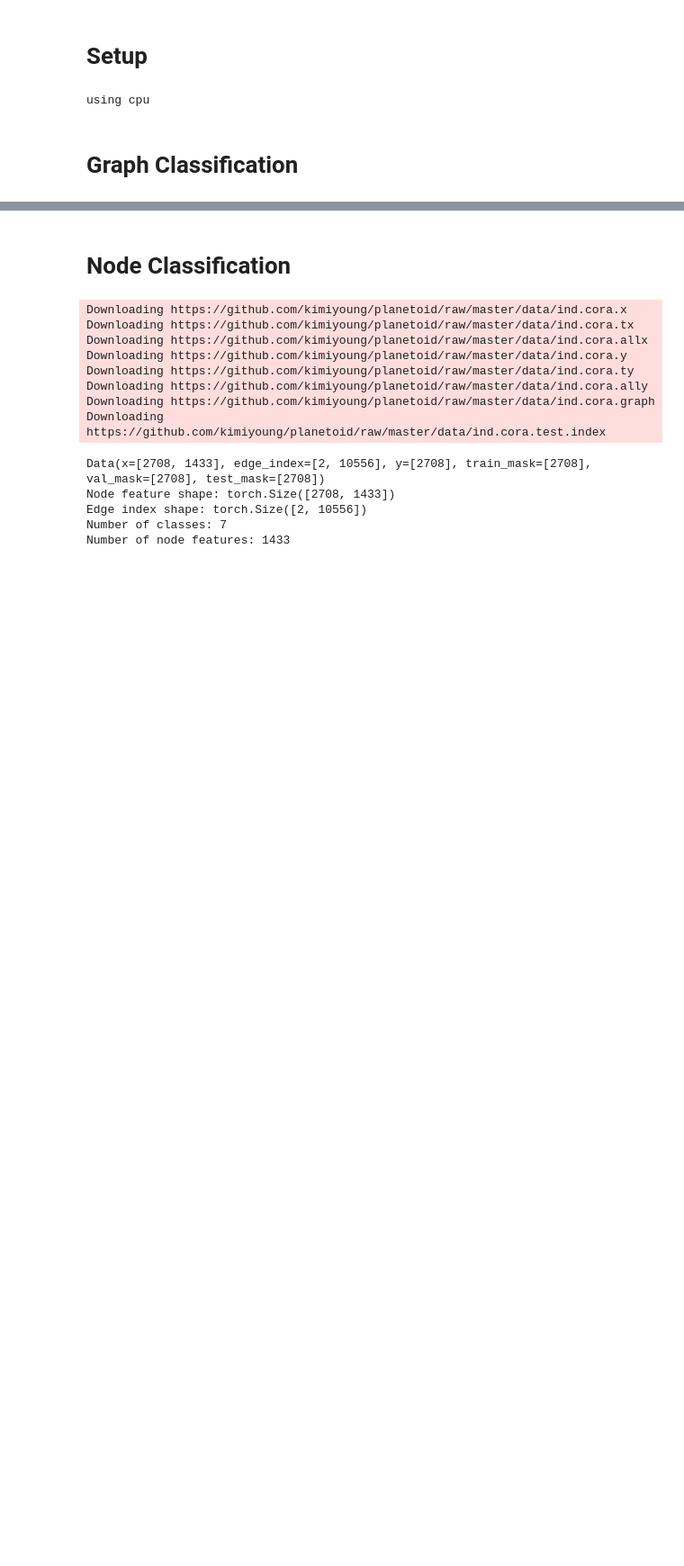
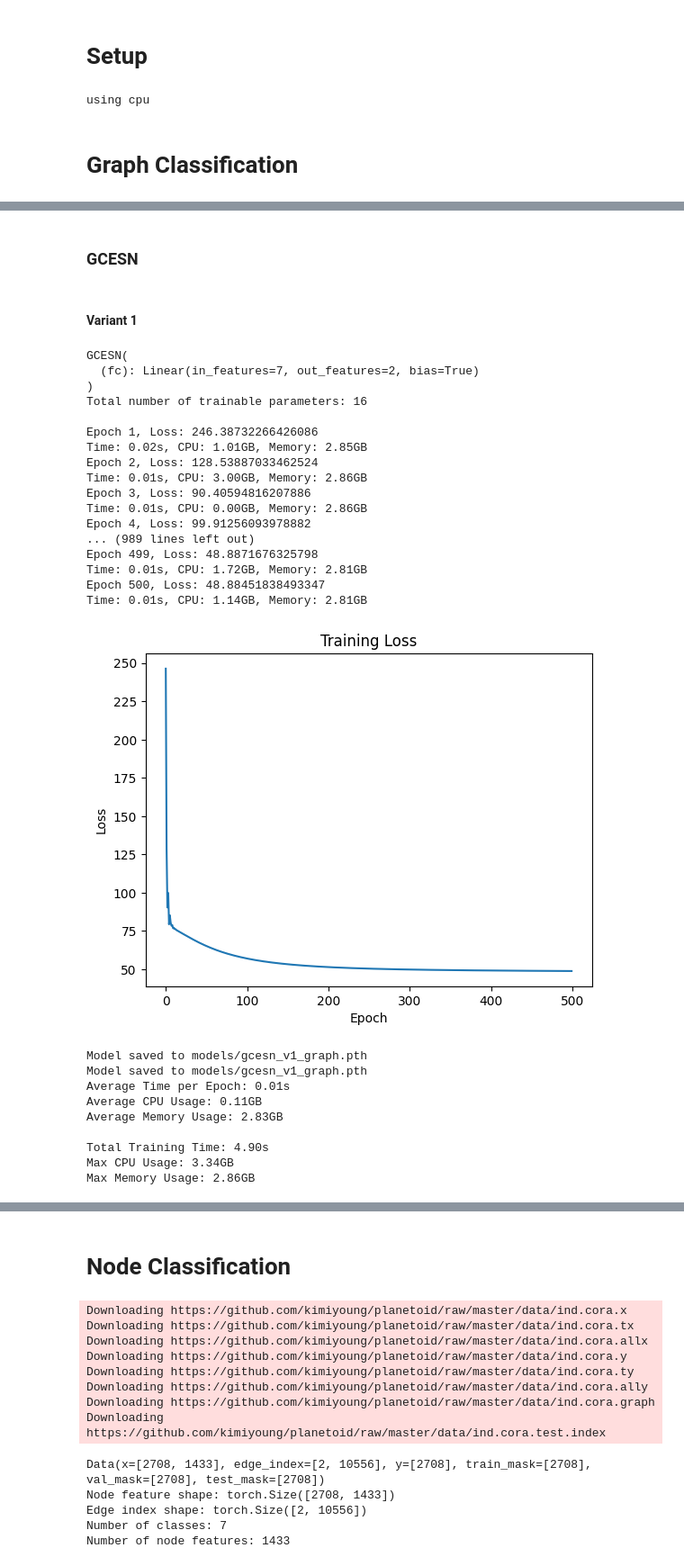
Before and after one commit to GitaAyu06/reservoir-gnn, a Jupyter notebook: reservoir-gnn.ipynb, the cells around one changed output, grey strips where cells are left out. Shown at 90% size. Cells and saved outputs as stored; diff of their text form; code cells hidden in the pictures; blank space fills up the shorter version.

```diff
--- a/reservoir-gnn.ipynb
+++ b/reservoir-gnn.ipynb
@@ -144,3 +198,37 @@ class GCN2Layer(torch.nn.Module):
 
     def count_parameters(self):
         return sum(p.numel() for p in self.parameters() if p.requires_grad)
+# %%
+class GCESN(nn.Module):
+    def __init__(self, in_features, hidden_features, num_classes, num_iterations=6):
+        super(GCESN, self).__init__()
+        self.in_features = in_features
+        self.reservoir_size = in_features
+        self.hidden_features = hidden_features
+        self.num_classes = num_classes
+
+        self.num_iterations = num_iterations
+        self.spectral_radius = 0.9
+        self.initialize_weights()
+
+        self.fc = nn.Linear(hidden_features, num_classes)
+
+    def initialize_weights(self):
+        self.W = nn.Parameter(torch.rand((self.reservoir_size, self.reservoir_size)) * 2 - 1, requires_grad=False)
+        self.adjust_spectral_radius()
+
+    def adjust_spectral_radius(self):
+        eigenvalues, _ = torch.linalg.eig(self.W)
+        rhoW = max(abs(eigenvalues))
+        self.W *= self.spectral_radius / rhoW
+
+    def forward(self, x, adj, batch):
+        h = x
+        for _ in range(self.num_iterations):
+            h = F.relu(torch.mm(adj, torch.mm(h, self.W)))
+        h = global_mean_pool(h, batch)
+        h = self.fc(h)
+        return F.log_softmax(h, dim=1)
+
+    def count_parameters(self):
+        return sum(p.numel() for p in self.parameters() if p.requires_grad)
@@ -249,6 +360,6 @@ Max Memory Usage: 2.94GB
 model2 = GCN2Layer(num_features, num_classes)
 print(model2)
 print(f"Total number of trainable parameters: {(model2.count_parameters())*2}\n")
-train_gcn(model2, mutag_train_loader, lr=0.01, num_epochs=500, save_path='models/gcn_2l_graph.pth')
+train(model2, mutag_train_loader, lr=0.01, num_epochs=500, save_path='models/gcn_2l_graph.pth')
 # %% [output]
 GCN2Layer(
@@ -280,0 +392,38 @@ Max Memory Usage: 2.93GB
+# %% [markdown]
+### GCESN
+# %% [markdown]
+#### Variant 1
+# %%
+# Create model instances
+gcesn_model = GCESN(num_features, num_features, num_classes, num_iterations=6)
+print(gcesn_model)
+print(f"Total number of trainable parameters: {gcesn_model.count_parameters()}\n")
+train(gcesn_model, mutag_train_loader, lr=0.01, num_epochs=500, save_path='models/gcesn_v1_graph.pth')
+# %% [output]
+GCESN(
+  (fc): Linear(in_features=7, out_features=2, bias=True)
+)
+Total number of trainable parameters: 16
+
+Epoch 1, Loss: 246.38732266426086
+Time: 0.02s, CPU: 1.01GB, Memory: 2.85GB
+Epoch 2, Loss: 128.53887033462524
+Time: 0.01s, CPU: 3.00GB, Memory: 2.86GB
+Epoch 3, Loss: 90.40594816207886
+Time: 0.01s, CPU: 0.00GB, Memory: 2.86GB
+Epoch 4, Loss: 99.91256093978882
+... (989 lines left out)
+Epoch 499, Loss: 48.8871676325798
+Time: 0.01s, CPU: 1.72GB, Memory: 2.81GB
+Epoch 500, Loss: 48.88451838493347
+Time: 0.01s, CPU: 1.14GB, Memory: 2.81GB
+[figure, added]
+Model saved to models/gcesn_v1_graph.pth
+Model saved to models/gcesn_v1_graph.pth
+Average Time per Epoch: 0.01s
+Average CPU Usage: 0.11GB
+Average Memory Usage: 2.83GB
+
+Total Training Time: 4.90s
+Max CPU Usage: 3.34GB
+Max Memory Usage: 2.86GB
```
Also changed, not shown: parts of 20 cells of this notebook, 6 other files.
